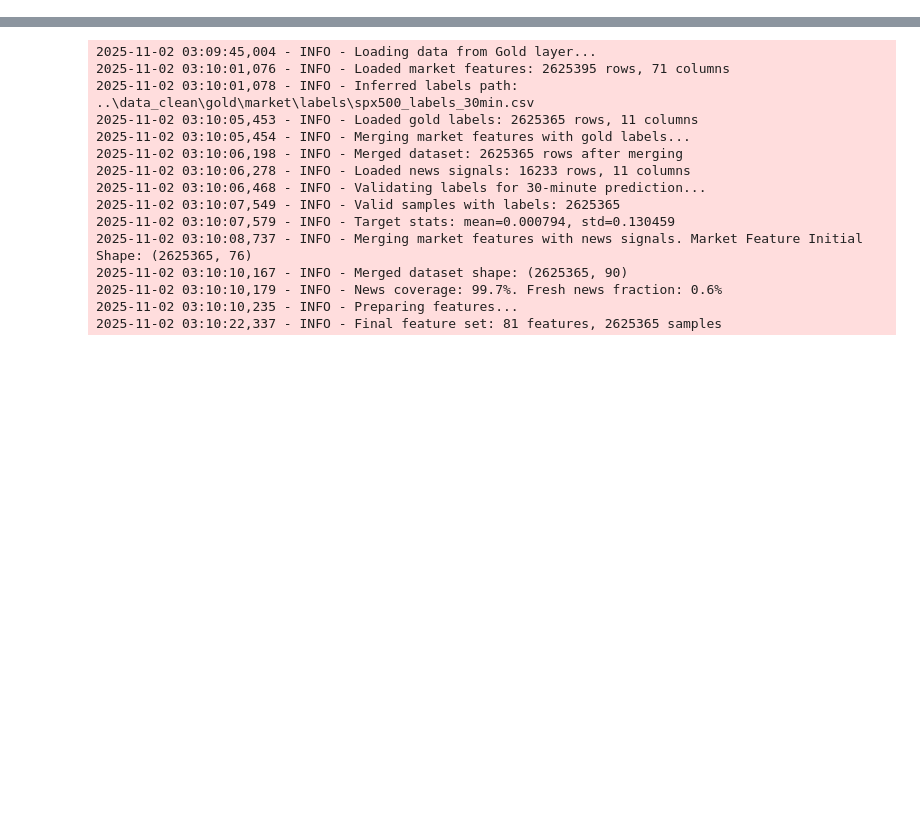
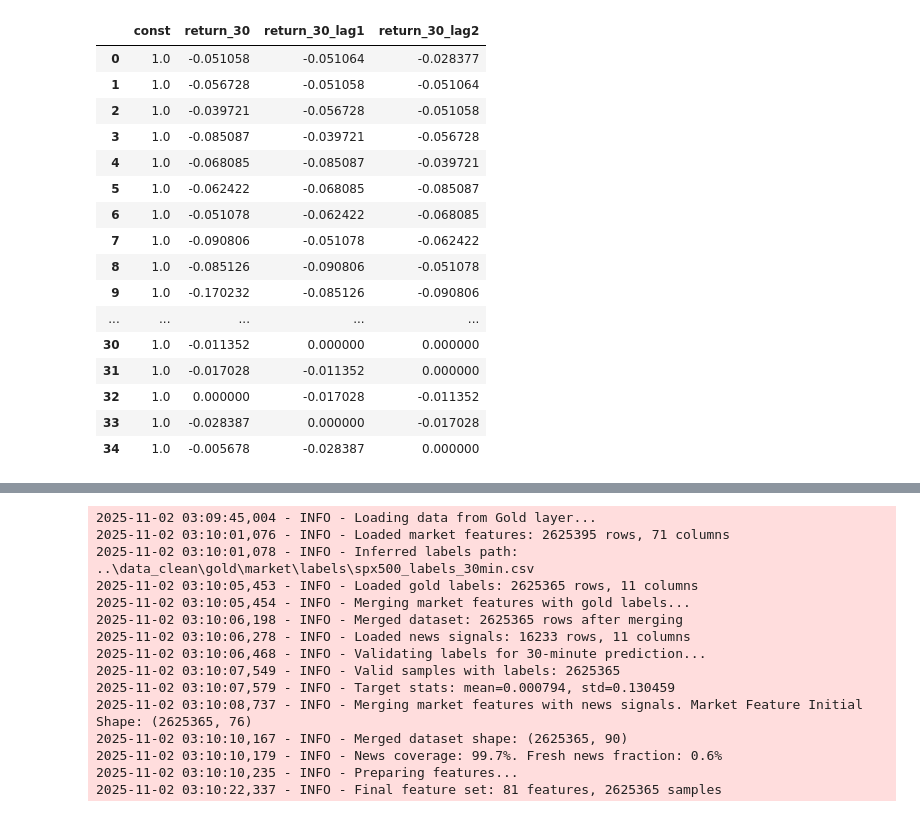
Before and after one commit to kht321/fx-ml-pipeline, a Jupyter notebook: notebooks/N03_hyperparameter_testing.ipynb, the cells around one changed output, grey strips where cells are left out. Saved outputs shown, nothing was run; the diff lists cells and outputs as text; code cells hidden in the pictures; blank space fills up the shorter version.

```diff
--- a/notebooks/N03_hyperparameter_testing.ipynb
+++ b/notebooks/N03_hyperparameter_testing.ipynb
@@ -32,0 +33,15 @@ Xnews = pd.read_csv(train_news)
+# %%
+pipeline = AutoregressiveOLSMLflowTrainingPipeline(
+    market_features_path=Path('../data_clean/gold/market/features/spx500_features.csv'),
+    labels_path=None,
+    news_signals_path=Path('../data_clean/gold/news/signals/spx500_news_signals.csv'),
+    prediction_horizon_minutes=30,
+    output_dir=Path('./AR_test'),
+    experiment_name='sp500_prediction',
+    enable_tuning=True,
+    lag_min=1,
+    lag_max=7,
+    accelerate_dataset=True,
+)
+# %%
+pipeline.run()
@@ -32,0 +66,18 @@ Xnews = pd.read_csv(train_news)
+# %%
+# Configure logging consistent with other training pipelines.
+logging.basicConfig(
+    level=logging.INFO,
+    format="%(asctime)s - %(levelname)s - %(message)s"
+)
+logger = logging.getLogger(__name__)
+
+market_df, news_df = pipeline.load_data()
+market_df = pipeline.validate_labels(market_df)
+
+if news_df is not None and not news_df.empty:
+    logger.info("News features provided but ignored for autoregressive modelling.")
+
+if pipeline.accelerate_dataset:
+    market_df = market_df.head(10000)
+    logger.info("Dataset accelerated for TESTING ENVIRONMENT: using first 10,000 samples for training.")
+#final_model, metrics = pipeline.train_model(market_df)
@@ -32,0 +89,2 @@ Xnews = pd.read_csv(train_news)
+# %%
+X, y_ar, y_target, time_index, feature_names = pipeline.prepare_features(market_df, lags=2)
@@ -32,0 +93,20 @@ Xnews = pd.read_csv(train_news)
+# %%
+X.head(35)
+# %% [output]
+|  | const | return_30 | return_30_lag1 | return_30_lag2 |
+| 0 | 1.0 | -0.051058 | -0.051064 | -0.028377 |
+| 1 | 1.0 | -0.056728 | -0.051058 | -0.051064 |
+| 2 | 1.0 | -0.039721 | -0.056728 | -0.051058 |
+| 3 | 1.0 | -0.085087 | -0.039721 | -0.056728 |
+| 4 | 1.0 | -0.068085 | -0.085087 | -0.039721 |
+| 5 | 1.0 | -0.062422 | -0.068085 | -0.085087 |
+| 6 | 1.0 | -0.051078 | -0.062422 | -0.068085 |
+| 7 | 1.0 | -0.090806 | -0.051078 | -0.062422 |
+| 8 | 1.0 | -0.085126 | -0.090806 | -0.051078 |
+| 9 | 1.0 | -0.170232 | -0.085126 | -0.090806 |
+| ... | ... | ... | ... | ... |
+| 30 | 1.0 | -0.011352 | 0.000000 | 0.000000 |
+| 31 | 1.0 | -0.017028 | -0.011352 | 0.000000 |
+| 32 | 1.0 | 0.000000 | -0.017028 | -0.011352 |
+| 33 | 1.0 | -0.028387 | 0.000000 | -0.017028 |
+| 34 | 1.0 | -0.005678 | -0.028387 | 0.000000 |
```
Also changed, not shown: parts of 13 cells of this notebook, 5 other files.
